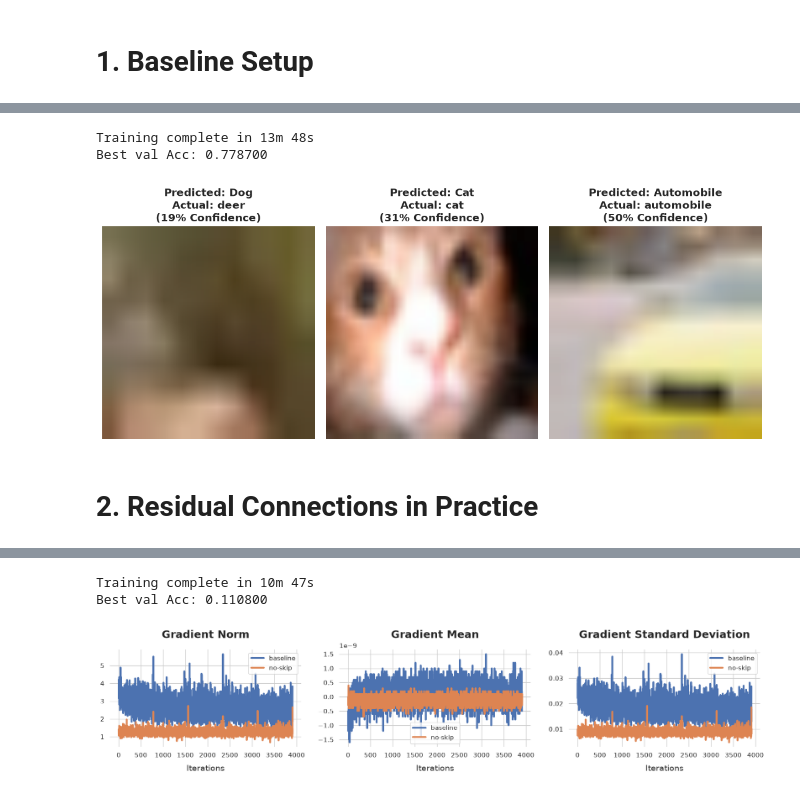
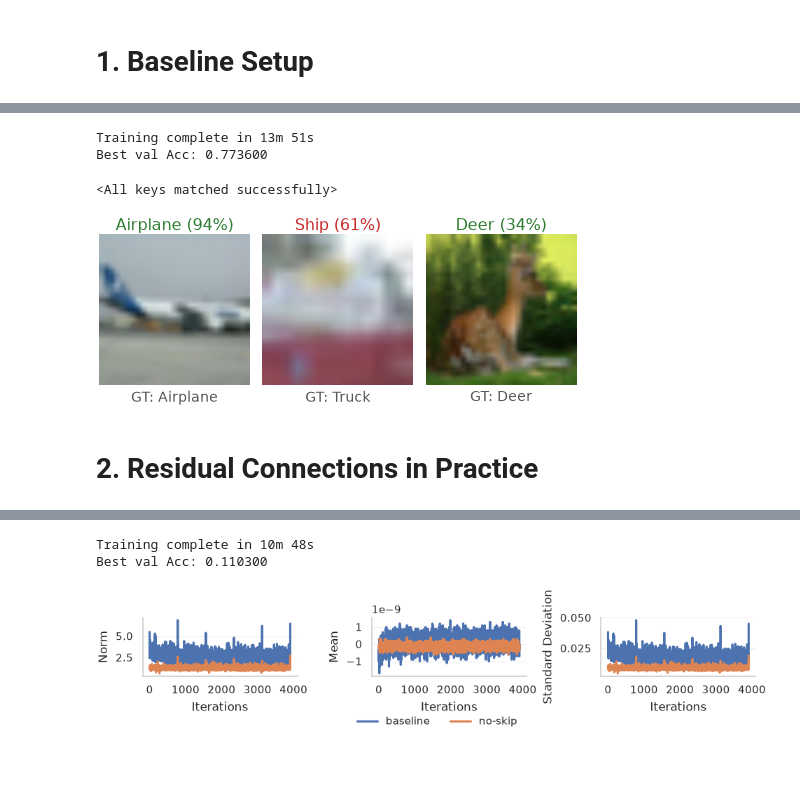
Before and after one commit to l-laidev/Advanced-Topics-in-Machine-Learning, a Jupyter notebook: PA0/Task 1 Inner Workings of ResNet-152.ipynb, the cells around one changed output, grey strips where cells are left out. Saved outputs shown, nothing was run; the diff lists cells and outputs as text; code cells hidden in the pictures; blank space fills up the shorter version.

Commit message:
Rerun: Task 1 CNN, Parts 1-2 + commit figures and results

```diff
--- a/PA0/Task 1 Inner Workings of ResNet-152.ipynb
+++ b/PA0/Task 1 Inner Workings of ResNet-152.ipynb
@@ -79,28 +81,35 @@ criterion, optimizer, exp_sched = create_classification(model_baseline.fc, lr=LR
 # %%
 tracker_baseline = GradientTracker(model_baseline)  # for comparison in Part 2
 # %%
-train_model("cnn-task_baseline", model_baseline, criterion, optimizer, exp_sched, dataloaders, dataset_sizes, num_epochs=N_EPOCHS)
+train_model(os.path.join(BASE_MODELS, "cnn-task_baseline"), model_baseline, criterion, optimizer, exp_sched, dataloaders, dataset_sizes, num_epochs=N_EPOCHS)
 # %% [output]
-Training complete in 13m 48s
-Best val Acc: 0.778700
+Training complete in 13m 51s
+Best val Acc: 0.773600
 # %%
 tracker_baseline.unregister()
 # %%
 baseline_weight_grad_df = pd.DataFrame(tracker_baseline.gradients["fc.weight"])
 baseline_weight_grad_df.to_json(os.path.join(BASE, "baseline_weight_gradients.json"), orient="records", lines=True)
+# %%
+model_baseline.load_state_dict(torch.load(os.path.join(BASE_MODELS, f"best_cnn-task_baseline.pt"), weights_only=True))
+# %% [output]
+<All keys matched successfully>
 # %%
 def run_inference(model, image):
     image = image[None].to(DEVICE)
     outputs = model(image)
     confidence, predicted_label = torch.max(F.softmax(outputs, dim=-1), 1)
-    return image[0], predicted_label, confidence
+    return image[0], predicted_label.detach().cpu().tolist()[0], confidence.detach().cpu().tolist()[0]
 
 class_names = dataloaders["train"].dataset.classes
-visualize_model(model_baseline, process_fn, [(xb[i], class_names[yb[i]]) for i in range(3)], class_names, run_inference)
+offset = 30
+visualize_model(model_baseline, process_fn, [(xb[i], yb[i]) for i in range(offset, offset+3)],
+                class_names, run_inference,
+                figsize=(3.25, 1.35), ncols=3)
 plt.savefig(os.path.join(BASE_PLOTS, "cifar10_inference.pdf"), dpi=300)
 plt.show()
 # %% [output]
-[figure, old version]
+[figure, new version]
 # %%
 del model_baseline
 del criterion
@@ -159,10 +168,10 @@ Sequential(
 # %%
 tracker_no_skip = GradientTracker(model_no_skip)  # for comparison with baseline
 # %%
-train_model("cnn-task_no-skip", model_no_skip, criterion, optimizer, exp_sched, dataloaders, dataset_sizes, num_epochs=N_EPOCHS)
+train_model(os.path.join(BASE_MODELS, "cnn-task_no-skip"), model_no_skip, criterion, optimizer, exp_sched, dataloaders, dataset_sizes, num_epochs=N_EPOCHS)
 # %% [output]
-Training complete in 10m 47s
-Best val Acc: 0.110800
+Training complete in 10m 48s
+Best val Acc: 0.110300
 # %%
 tracker_no_skip.unregister()
 # %%
@@ -172,41 +181,60 @@ no_skip_weight_grad_df.to_json(os.path.join(BASE, "no_skip_weight_gradients.json
 baseline_weight_grad_df = pd.read_json(os.path.join(BASE, "baseline_weight_gradients.json"), orient="records", lines=True)
 no_skip_weight_grad_df = pd.read_json(os.path.join(BASE, "no_skip_weight_gradients.json"), orient="records", lines=True)
 # %%
-f, (ax1, ax2, ax3) = plt.subplots(1,3, figsize=(20,3))
-sns.set_theme(style="whitegrid")
+fig, (ax1, ax2, ax3) = plt.subplots(1,3, figsize=(6.5, 1.35))
 
 for (perf_df, label) in [
     (baseline_weight_grad_df, "baseline"),
     (no_skip_weight_grad_df, "no-skip"),
 ]:
-    lineplot_kwargs = dict(markersize=0, linewidth=3, label=label)
+    lineplot_kwargs = dict(linewidth=1.5, markersize=0, label=label)
     configs = [
         {
             "column": "norm",
-            "title": "Gradient Norm",
+            "title": "",
             "xlabel": "Iterations",
-            "ylabel": "",
+            "ylabel": "Norm",
             "lineplot_kwargs": {**lineplot_kwargs, "ax": ax1},
         },
         {
             "column": "mean",
-            "title": "Gradient Mean",
+            "title": "",
             "xlabel": "Iterations",
-            "ylabel": "",
+            "ylabel": "Mean",
             "lineplot_kwargs": {**lineplot_kwargs, "ax": ax2},
         },
         {
             "column": "std",
-            "title": "Gradient Standard Deviation",
+            "title": "",
             "xlabel": "Iterations",
-            "ylabel": "",
+            "ylabel": "Standard Deviation",
             "lineplot_kwargs": {**lineplot_kwargs, "ax": ax3},
         },
     ]
 
     plot_line(perf_df, configs)
 
+handles, labels = ax1.get_legend_handles_labels()
+fig.legend(
+    handles,
+    labels,
+    loc="lower center",
+    ncol=2,
+    frameon=False,
+    fontsize=7,
+    bbox_to_anchor=(0.5, -0.01),
+)
+
+for ax in [ax1, ax2, ax3]:
+    ax.grid(axis="y", alpha=0.25, linewidth=0.7)
+    ax.grid(axis="x", visible=False)
+    # ax.legend(title="", frameon=False, loc="best")
+    ax.legend_.remove()
+    ax.xaxis.set_major_locator(mpl.ticker.MultipleLocator(1_000))
+
+fig.tight_layout(rect=[0, 0.06, 1, 1])
+
 plt.savefig(os.path.join(BASE_PLOTS, "cifar10_gradients.pdf"), dpi=300)
 plt.show()
 # %% [output]
-[figure, old version]
+[figure, new version]
```
Also changed, not shown: parts of 5 cells of this notebook, 8 other files.
